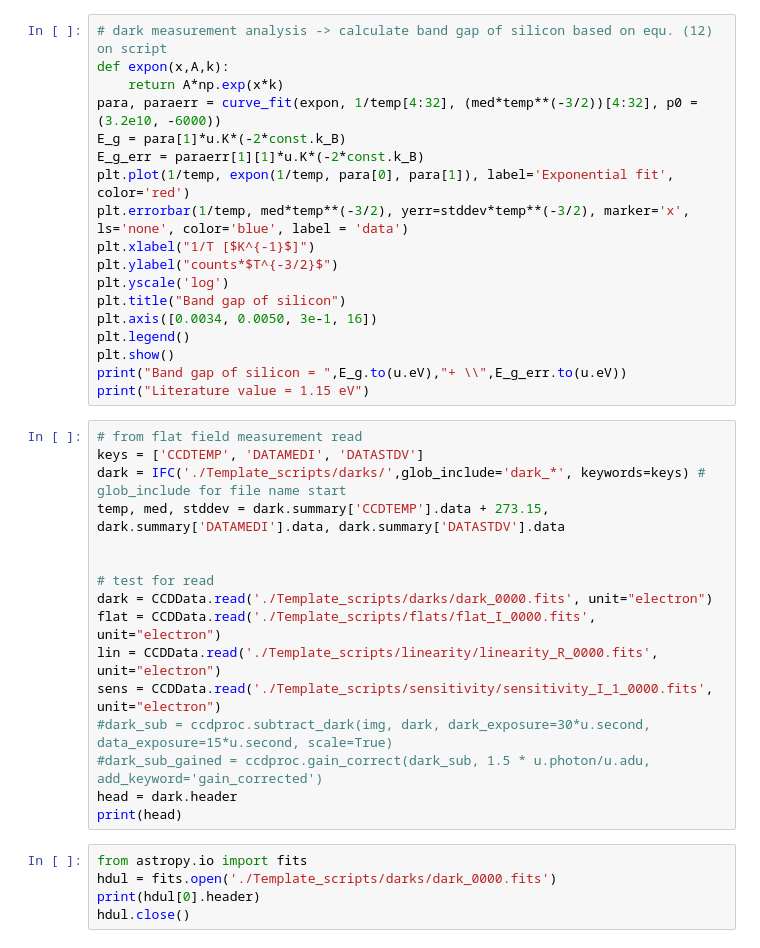
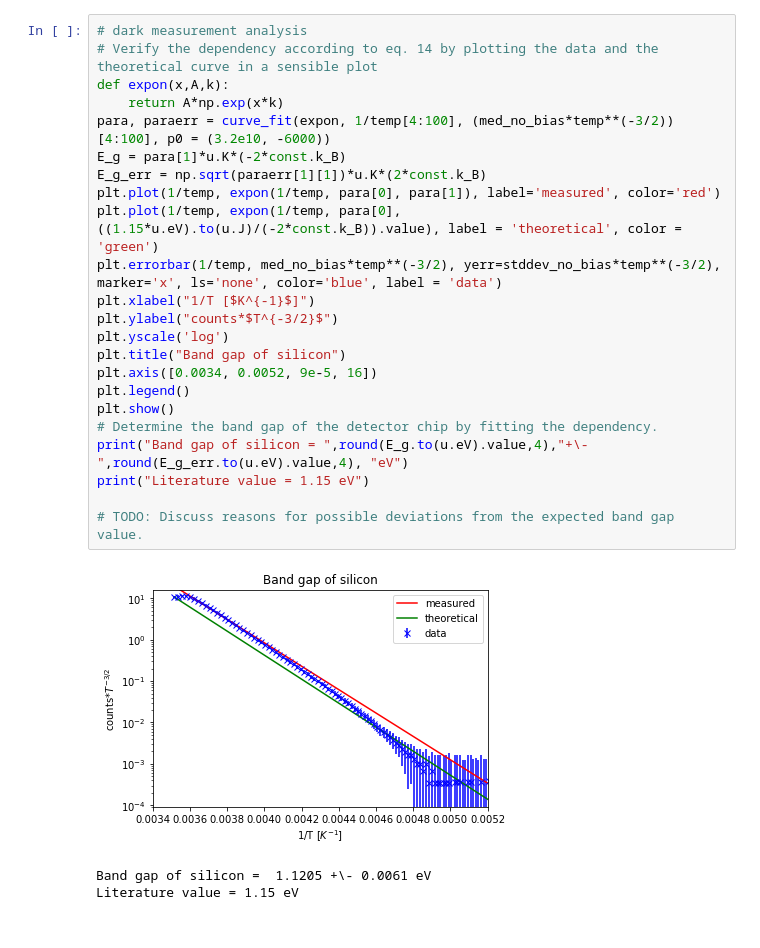
Before and after one commit to anananlyjlyj/physics-FP-Uni-HD, a Jupyter notebook: F30 Stellar CCD Photometry/CCD.ipynb, the cells around one changed output. Cells and saved outputs as stored; diff of their text form.

```diff
--- a/F30 Stellar CCD Photometry/CCD.ipynb
+++ b/F30 Stellar CCD Photometry/CCD.ipynb
@@ -63,39 +75,27 @@ PermissionError: [WinError 32] The process cannot access the file because it is
 # %%
-# dark measurement analysis -> calculate band gap of silicon based on equ. (12) on script
+# dark measurement analysis
+# Verify the dependency according to eq. 14 by plotting the data and the theoretical curve in a sensible plot
 def expon(x,A,k):
     return A*np.exp(x*k)
-para, paraerr = curve_fit(expon, 1/temp[4:32], (med*temp**(-3/2))[4:32], p0 = (3.2e10, -6000))
+para, paraerr = curve_fit(expon, 1/temp[4:100], (med_no_bias*temp**(-3/2))[4:100], p0 = (3.2e10, -6000))
 E_g = para[1]*u.K*(-2*const.k_B)
-E_g_err = paraerr[1][1]*u.K*(-2*const.k_B)
-plt.plot(1/temp, expon(1/temp, para[0], para[1]), label='Exponential fit', color='red')
-plt.errorbar(1/temp, med*temp**(-3/2), yerr=stddev*temp**(-3/2), marker='x', ls='none', color='blue', label = 'data')
+E_g_err = np.sqrt(paraerr[1][1])*u.K*(2*const.k_B)
+plt.plot(1/temp, expon(1/temp, para[0], para[1]), label='measured', color='red')
+plt.plot(1/temp, expon(1/temp, para[0], ((1.15*u.eV).to(u.J)/(-2*const.k_B)).value), label = 'theoretical', color = 'green')
+plt.errorbar(1/temp, med_no_bias*temp**(-3/2), yerr=stddev_no_bias*temp**(-3/2), marker='x', ls='none', color='blue', label = 'data')
 plt.xlabel("1/T [$K^{-1}$]")
 plt.ylabel("counts*$T^{-3/2}$")
 plt.yscale('log')
 plt.title("Band gap of silicon")
-plt.axis([0.0034, 0.0050, 3e-1, 16])
+plt.axis([0.0034, 0.0052, 9e-5, 16])
 plt.legend()
 plt.show()
-print("Band gap of silicon = ",E_g.to(u.eV),"+ \\",E_g_err.to(u.eV))
+# Determine the band gap of the detector chip by fitting the dependency.
+print("Band gap of silicon = ",round(E_g.to(u.eV).value,4),"+\-",round(E_g_err.to(u.eV).value,4), "eV")
 print("Literature value = 1.15 eV")
+
+# TODO: Discuss reasons for possible deviations from the expected band gap value.
+# %% [output]
+[figure, added]
+Band gap of silicon =  1.1205 +\- 0.0061 eV
+Literature value = 1.15 eV
-# %%
-# from flat field measurement read
-keys = ['CCDTEMP', 'DATAMEDI', 'DATASTDV']
-dark = IFC('./Template_scripts/darks/',glob_include='dark_*', keywords=keys) # glob_include for file name start
-temp, med, stddev = dark.summary['CCDTEMP'].data + 273.15, dark.summary['DATAMEDI'].data, dark.summary['DATASTDV'].data
-
-
-# test for read
-dark = CCDData.read('./Template_scripts/darks/dark_0000.fits', unit="electron")
-flat = CCDData.read('./Template_scripts/flats/flat_I_0000.fits', unit="electron")
-lin = CCDData.read('./Template_scripts/linearity/linearity_R_0000.fits', unit="electron")
-sens = CCDData.read('./Template_scripts/sensitivity/sensitivity_I_1_0000.fits', unit="electron")
-#dark_sub = ccdproc.subtract_dark(img, dark, dark_exposure=30*u.second, data_exposure=15*u.second, scale=True)
-#dark_sub_gained = ccdproc.gain_correct(dark_sub, 1.5 * u.photon/u.adu, add_keyword='gain_corrected')
-head = dark.header
-print(head)
-# %%
-from astropy.io import fits
-hdul = fits.open('./Template_scripts/darks/dark_0000.fits')
-print(hdul[0].header)
-hdul.close()
```
Also changed, not shown: parts of 7 cells of this notebook, 2 other files.
